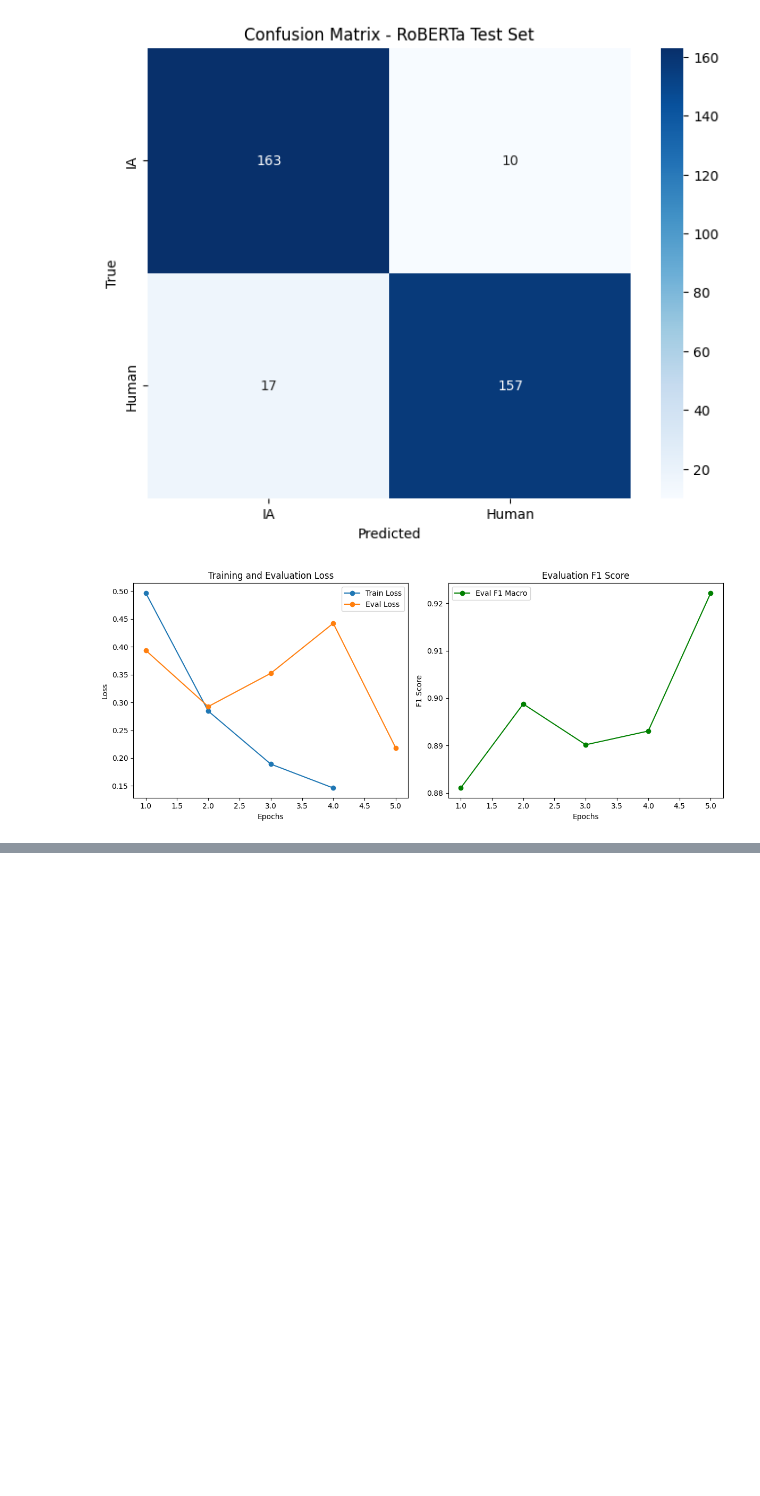
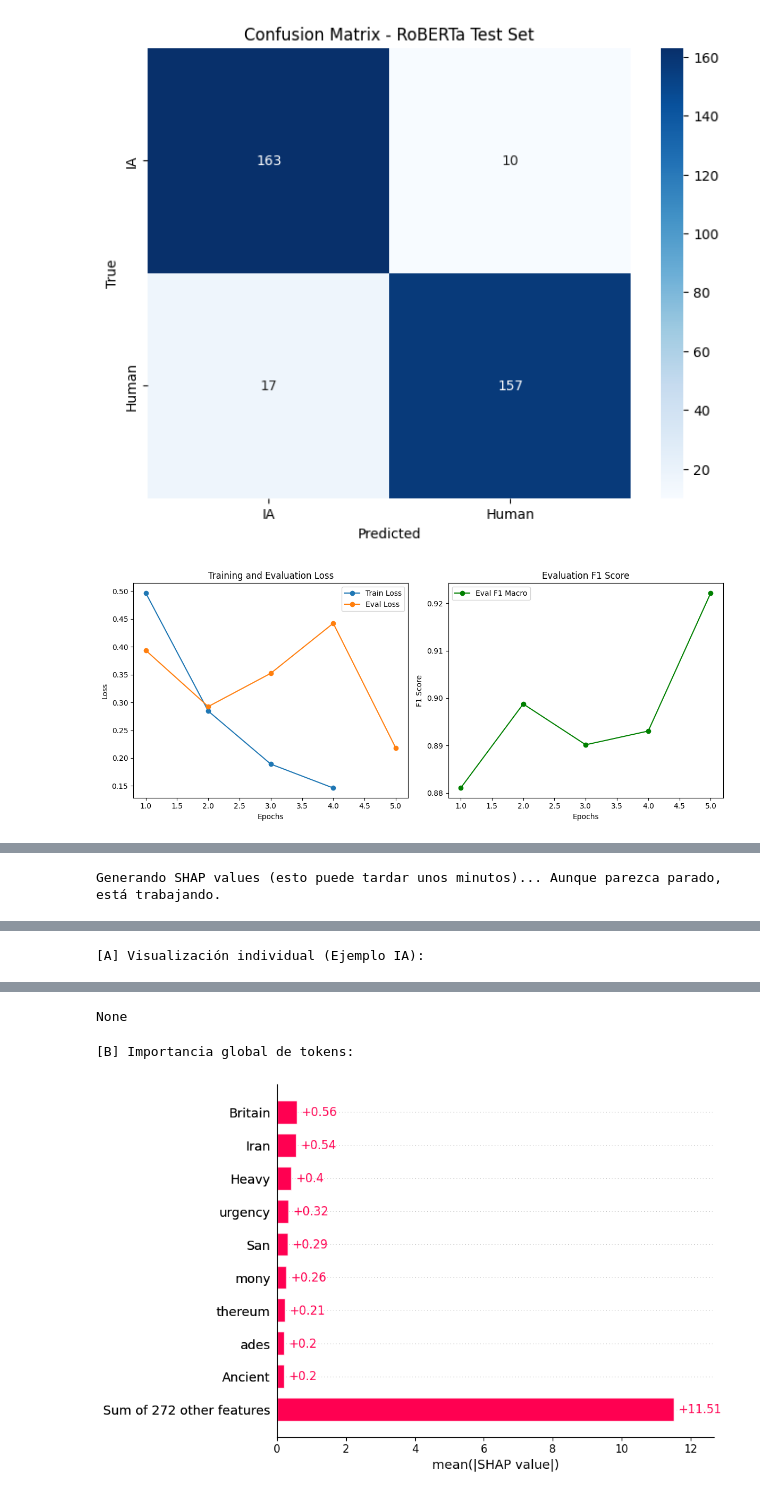
Before and after one commit to JavierPrior845/tfg-ai-text-detection, a Jupyter notebook: models/encoder-only/RoBERTa.ipynb, the cells around one changed output, grey strips where cells are left out. Drawn from its saved outputs; the diff is of its cells as text; code cells hidden in the pictures; blank space fills up the shorter version.

Commit message:
feat: shap first aprox

```diff
--- a/models/encoder-only/RoBERTa.ipynb
+++ b/models/encoder-only/RoBERTa.ipynb
@@ -513,0 +427,28 @@ print(df_shap_export.head(5))
+# %%
+# =========== 4. COMPUTATION ===========
+print("Generando SHAP values (esto puede tardar unos minutos)... Aunque parezca parado, está trabajando.")
+# Calculamos los valores
+shap_values = explainer(sample_texts)
+
+# Creamos una copia de la data para poder modificarla (evitando el error de tupla)
+new_data = list(shap_values.data)
+for i in range(len(new_data)):
+    new_data[i] = np.array([str(t).replace("Ġ", " ") for t in new_data[i]])
+
+# Reasignamos los datos limpios al objeto shap_values
+shap_values.data = np.array(new_data, dtype=object)
+
+class_ia_idx = "IA" if "IA" in shap_values.output_names else 0
+
+# =========== 5. VISUALIZATION ===========
+shap.initjs()
+
+synthetic_loc_idx = sample_df['is_real'].tolist().index(0)
+print(f"\n[A] Visualización individual (Ejemplo IA):")
+import IPython
+IPython.display.display(shap.plots.text(shap_values[synthetic_loc_idx, :, class_ia_idx]))
+
+print("\n[B] Importancia global de tokens:")
+shap.plots.bar(shap_values[:, :, class_ia_idx], max_display=10, show=True)
+# %% [output]
+Generando SHAP values (esto puede tardar unos minutos)... Aunque parezca parado, está trabajando.
@@ -513,0 +456 @@ print(df_shap_export.head(5))
+[A] Visualización individual (Ejemplo IA):
@@ -513,0 +458,3 @@ print(df_shap_export.head(5))
+None
+[B] Importancia global de tokens:
+[figure, added]
```
Also changed, not shown: parts of 6 cells of this notebook.
